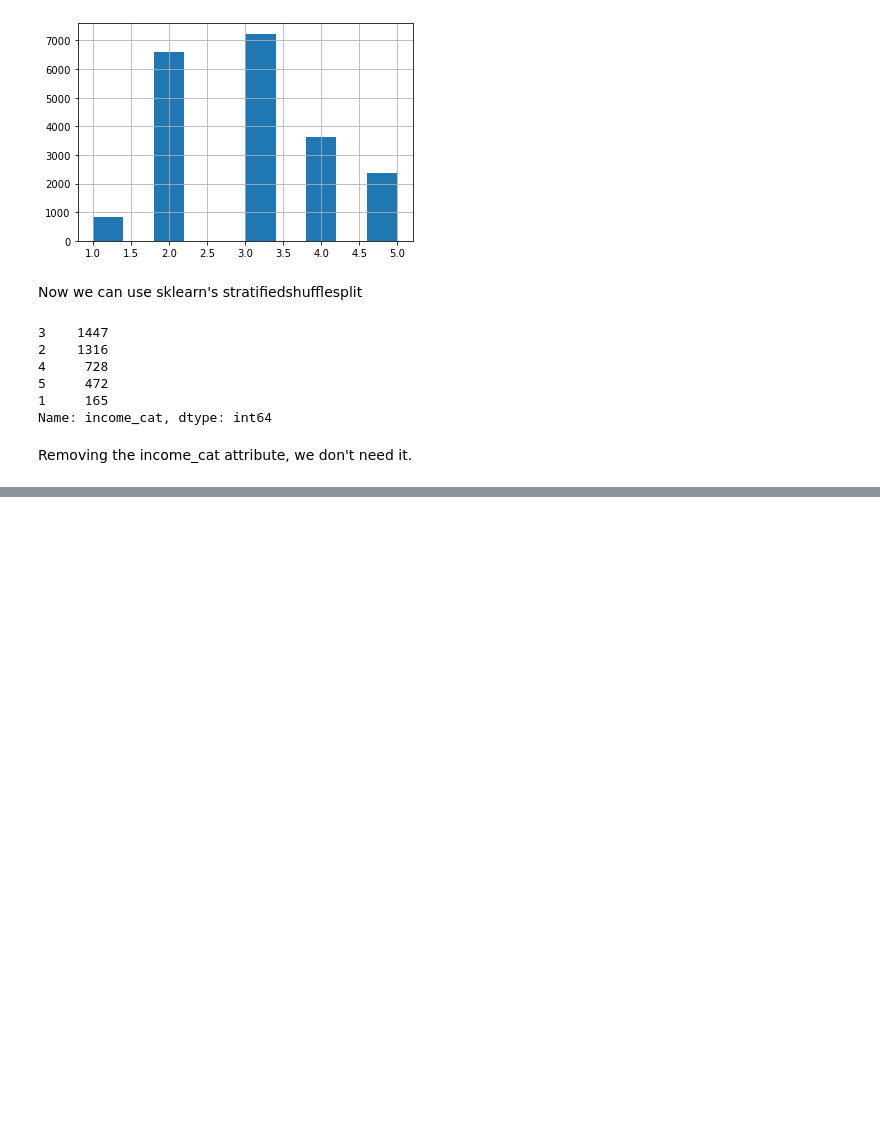
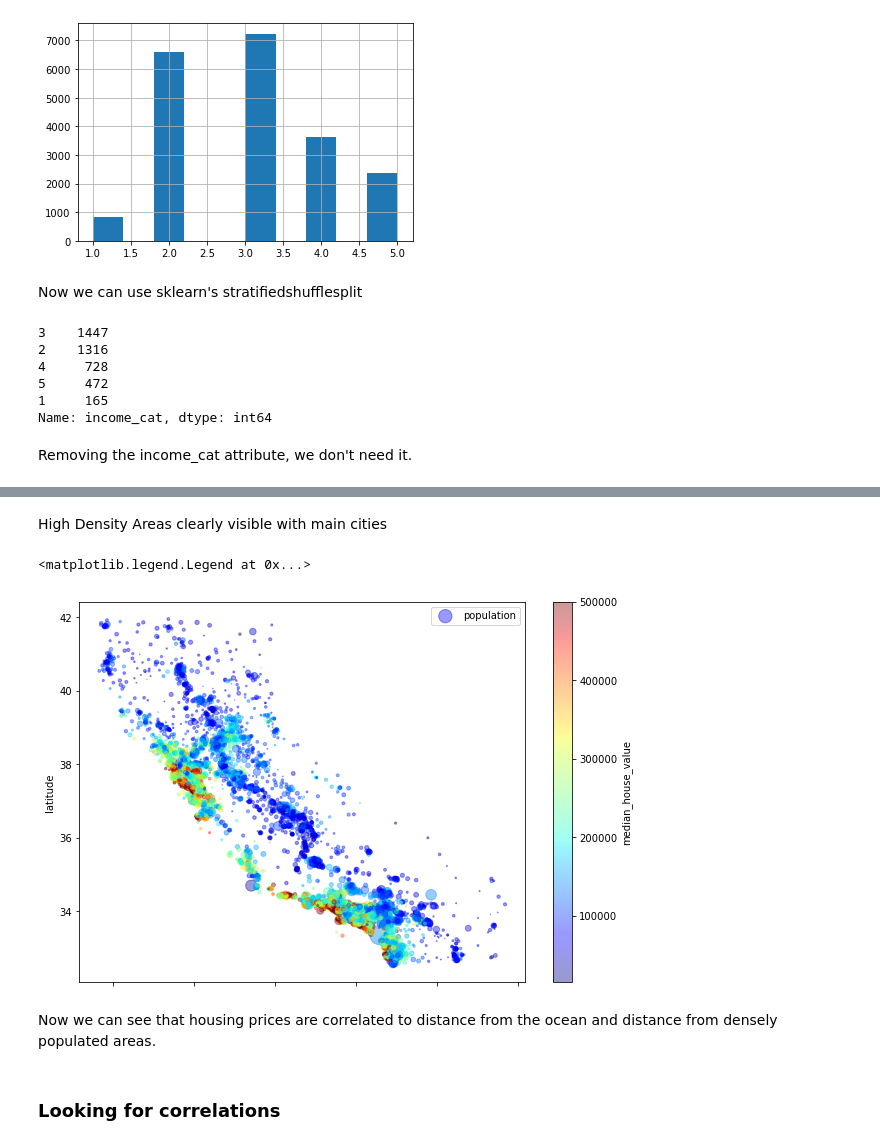
Before and after one commit to atiyabzafar/100-days-of-code, a Jupyter notebook: code/Chapter2Housing.ipynb, the cells around one changed output, grey strips where cells are left out. Saved outputs shown, nothing was run; the diff lists cells and outputs as text; code cells hidden in the pictures; blank space fills up the shorter version.

```diff
--- a/code/Chapter2Housing.ipynb
+++ b/code/Chapter2Housing.ipynb
@@ -213,0 +223,17 @@ for set_ in (strat_test_set,strat_train_set):
+# %% [markdown]
+High Density Areas clearly visible with main cities
+# %%
+housing_copy.plot(kind="scatter",x="longitude",y="latitude",alpha=0.4,
+
+                  s=housing_copy["population"]/100,label="population",
+                  figsize=(10,7),c="median_house_value",
+                  cmap=plt.get_cmap("jet"),colorbar=True
+                 )
+plt.legend()
+# %% [output]
+<matplotlib.legend.Legend at 0x...>
+[figure, added]
+# %% [markdown]
+Now we can see that housing prices are correlated to distance from the ocean and distance from densely populated areas.
+# %% [markdown]
+### Looking for correlations
```
Also changed, not shown: parts of 33 cells of this notebook.
